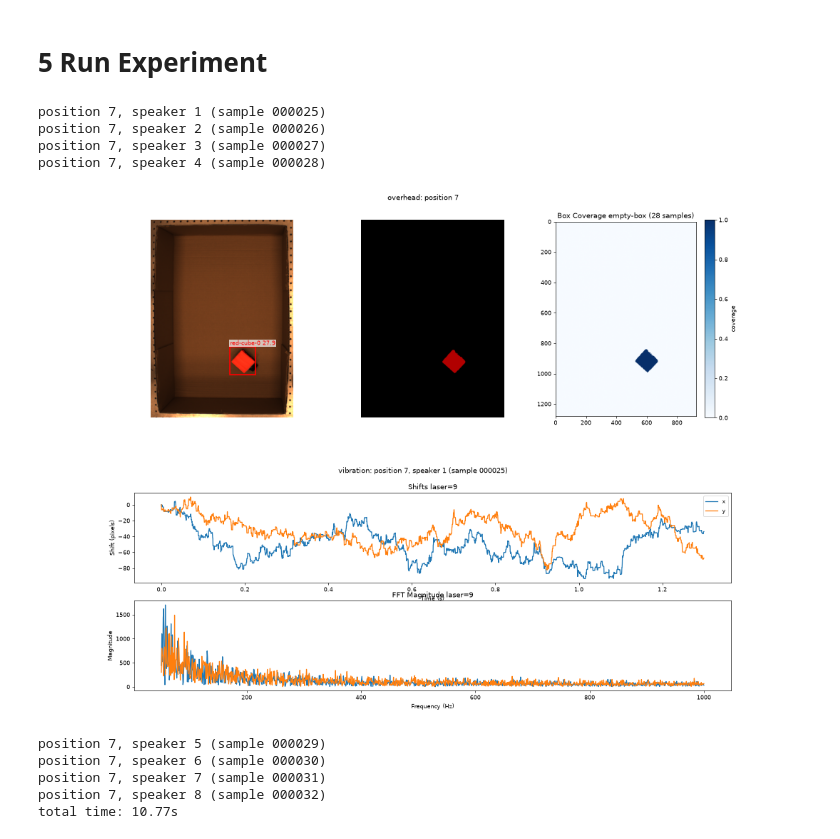
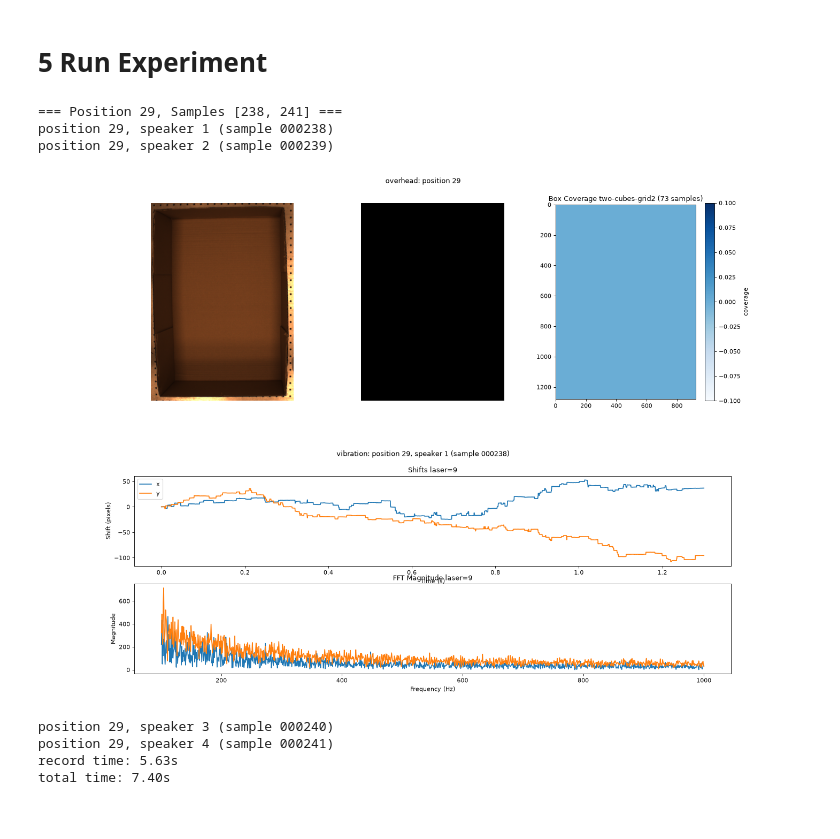
Before and after one commit to eitanturok/good-vibrations, a Jupyter notebook: src/record.ipynb, the cells around one changed output. Cells and saved outputs as stored; diff of their text form; code cells hidden in the pictures.

```diff
--- a/src/record.ipynb
+++ b/src/record.ipynb
@@ -1537,77 +1506,91 @@ cam_h, cam_w = cam.get_im_size()[::-1]
 # params I don't touch that often
 LASER_IDX, PCLK_BATCH_SIZE, USE_PC, SEGMENT_SCALE = 9, 256, True, 1.0
 HAND_DELAY, SPEAKER_DELAY = 0.1, 0.1
-DEBUG_DIR, DONE_AUDIO = experiment_dir / 'debug', r'C:\Users\eitanturok\good-vibrations\data\whatsapp-whistle.mp3'
+DEBUG_DIR = experiment_dir / 'debug'
+jobs, plot_thread = [], None
+
+# decode the audio once before recording
+speaker_audio = as_audio(audio_dir / 'audio.wav')
+done_audio    = as_audio(r'C:\Users\eitanturok\good-vibrations\data\whatsapp-whistle.mp3')
 # %%
 VIBRATE = True
 SAVE = True
 DEBUG = True
 
-speakers    = [1, 2, 3, 4, 5, 6, 7, 8]
+speakers    = [1, 2, 3, 4] #, 5, 6, 7, 8]
 box         = 'cardboard'
 
-objects     = {'red-cube': 1}
-layout      = 'empty-box'
+objects     = {} # {'red-cube':1, 'green-cube': 1}
+layout      = 'two-cubes-grid2'
 description  = f"An empty {box} box from a bird's eye view."
+# description  = f"Two metal cubes on the floor of a {box} box from a bird's eye view."
 prompts   = [PROMPTS[o] for o in objects]
-
-# finish saving the previous position
-try: [_t.join() for _t in jobs]
-except NameError: pass
 
 t0          = time.perf_counter()
 position_id = get_position_id(positions_file)
 n0          = count_dirs(base_sample_dir)
 sample_dirs = [base_sample_dir / f"{n0 + k:06d}" for k in range(len(speakers))]
-jobs, plot_thread = [], None
+plot_thread = None
+open_audio() # if run crashes, need this for audio to resume properly
 
 # capture and segment overhead image
 time.sleep(HAND_DELAY) # so my hand isn't in the photo
 raw_overhead  = capture_overhead(overhead_cam)[0]
 crop_overhead = crop(raw_overhead, **CROP_PARAMS[box])
 seg_thread    = Task(segment, crop_overhead, prompts, objects) # run this async
 
 if VIBRATE:
-    cam.grabber.flush_buffers(); cam.grabber.start()   # start the camera once per position, not once per sample, so it runs faster
+    cam.grabber.flush_buffers() # start the camera once per position, not once per sample, so it runs faster
+    cam.grabber.start()
     try:
+        print(f'=== Position {position_id}, Samples [{int(sample_dirs[0].name)}, {int(sample_dirs[-1].name)}] ===')
         for i, speaker in enumerate(speakers):
+            print(f'position {position_id}, speaker {speaker} (sample {sample_dirs[i].name})')
+            time.sleep(SPEAKER_DELAY) # so speakers don't interfer with each other
 
             # play audio and capture vibrations
-            print(f'position {position_id}, speaker {speaker} (sample {sample_dirs[i].name})')
-            time.sleep(SPEAKER_DELAY) # so speakers don't interfer with each other
             play_audio(speaker_audio, speaker)
             vibration = capture_vibrations(cam, n_frames, cam_h, cam_w)
 
-            # plot vibration from first speaker and save
-            if i == 0 and DEBUG: dbg_thread = Task(make_plots, DEBUG_DIR, sample_dirs[0], vibration, seg_thread, crop_overhead)
-            if SAVE: jobs.append(Task(save_sample, speaker, sample_dirs[i], vibration))
+            # plot vibration from first speaker and save async
+            if i == 0 and DEBUG: plot_thread = Task(make_plots, DEBUG_DIR, sample_dirs[0], vibration, seg_thread, crop_overhead, position_id, speaker)
+            if SAVE: jobs.append(Task(save_sample, speaker, sample_dirs[i], vibration, position_id))
 
             # show debug plots the instant they're ready, then forget the thread
-            if dbg_thread is not None and not dbg_thread.is_alive():
+            if plot_thread is not None and not plot_thread.is_alive():
                 display(Image(filename=str(DEBUG_DIR / 'overhead.png')))
                 display(Image(filename=str(DEBUG_DIR / 'vibration.png')))
-                dbg_thread = None
+                plot_thread = None
     finally:
-        cam.grabber.stop(); cam.grabber.flush_buffers() # close the camera
+        cam.grabber.stop() # close the camera
+        cam.grabber.flush_buffers()
 
-play_audio(DONE_AUDIO, [1, 2, 3, 4, 5, 6, 7, 8])
+# signal that we are done
+play_audio(done_audio, [1, 2, 3, 4, 5, 6, 7, 8])
+print(f'record time: {time.perf_counter() - t0:.2f}s')
 
-if dbg_thread is not None:
-    # block until plots are made
-    dbg_thread.join()
+# plot
+if plot_thread is not None:
+    plot_thread.join() # block until plots are made
     display(Image(filename=str(DEBUG_DIR / 'overhead.png')))
     display(Image(filename=str(DEBUG_DIR / 'vibration.png')))
+    plot_thread = None
+
+# update positions
+add_position(positions_file, position_id, [d.name for d in sample_dirs])
+
+# block until finish saving samples
+[t.join() for t in jobs]
+jobs.clear() # clear memory from previous samples
 
 print(f'total time: {time.perf_counter() - t0:.2f}s')
 # %% [output]
-position 7, speaker 1 (sample 000025)
-position 7, speaker 2 (sample 000026)
-position 7, speaker 3 (sample 000027)
-position 7, speaker 4 (sample 000028)
+=== Position 29, Samples [238, 241] ===
+position 29, speaker 1 (sample 000238)
+position 29, speaker 2 (sample 000239)
-[figure, old version]
+[figure, new version]
-[figure, old version]
+[figure, new version]
-position 7, speaker 5 (sample 000029)
-position 7, speaker 6 (sample 000030)
-position 7, speaker 7 (sample 000031)
-position 7, speaker 8 (sample 000032)
-total time: 10.77s
+position 29, speaker 3 (sample 000240)
+position 29, speaker 4 (sample 000241)
+record time: 5.63s
+total time: 7.40s
```
Also changed, not shown: parts of 15 cells of this notebook.
